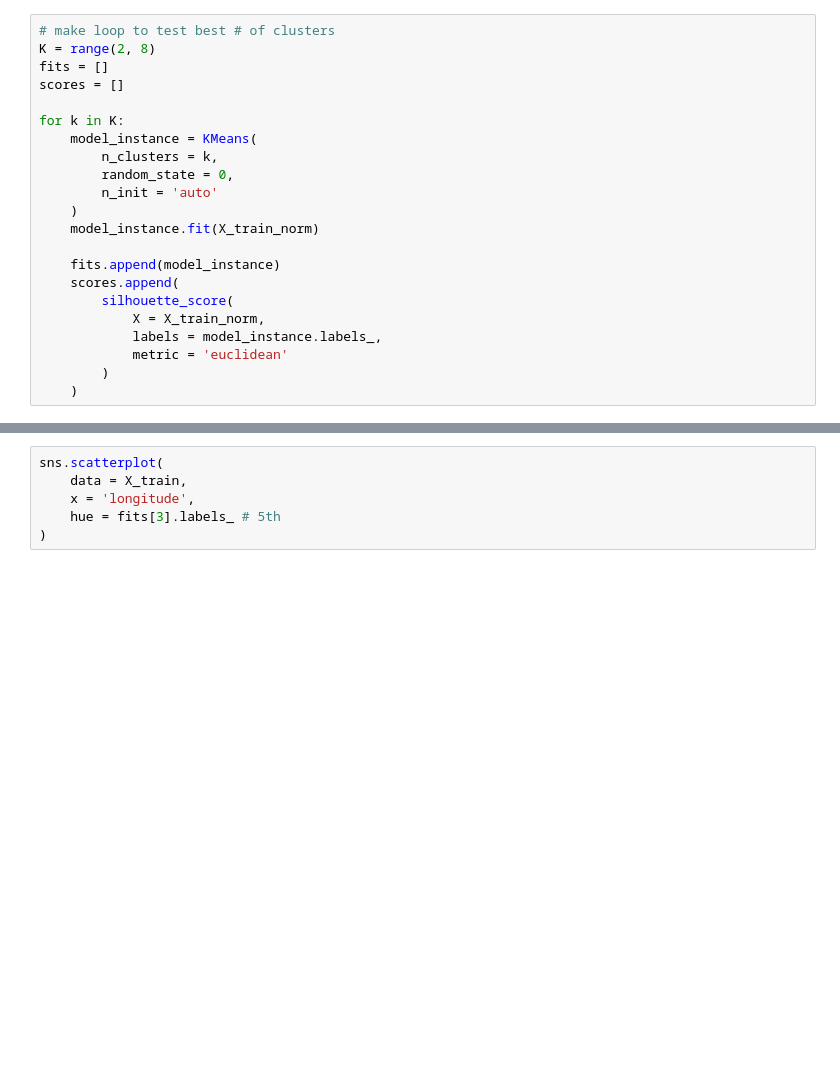
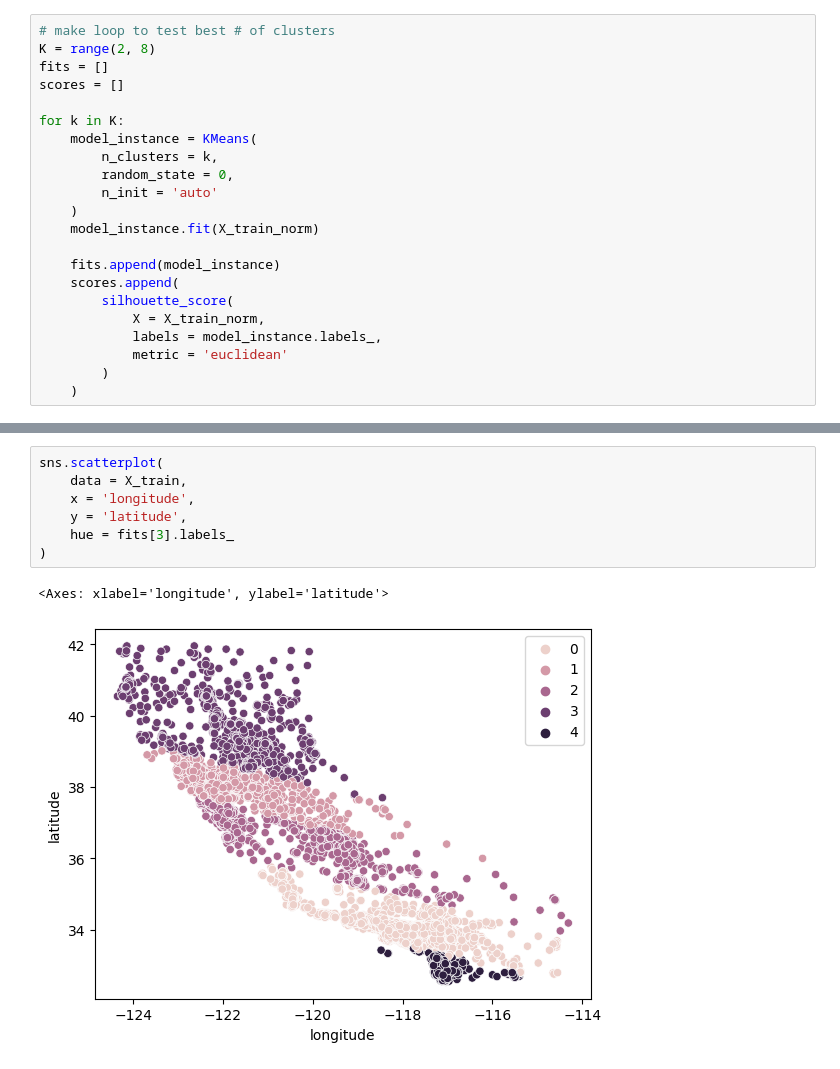
Before and after one commit to shitijnigam/kaggle-repo, a Jupyter notebook: ml-fundamentals-recap.ipynb, the cells around one changed output, grey strips where cells are left out. Cells and saved outputs as stored; diff of their text form; blank space fills up the shorter version.

```diff
--- a/ml-fundamentals-recap.ipynb
+++ b/ml-fundamentals-recap.ipynb
@@ -162,9 +208,13 @@ sns.lineplot(
 # %%
 sns.scatterplot(
     data = X_train,
     x = 'longitude',
-    hue = fits[3].labels_ # 5th
+    y = 'latitude',
+    hue = fits[3].labels_
 )
+# %% [output]
+<Axes: xlabel='longitude', ylabel='latitude'>
+[figure, added]
 # %%
 sns.boxplot(
     x = fits[3].labels_,
```
Also changed, not shown: parts of 16 cells of this notebook.
